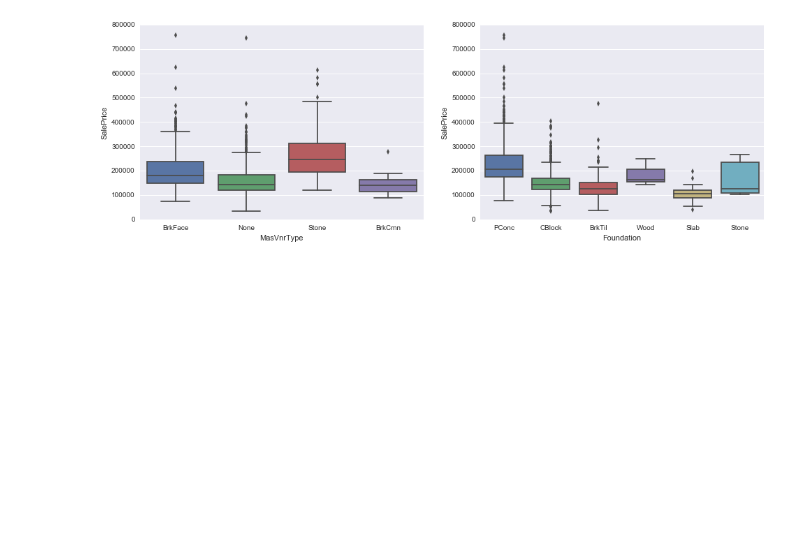
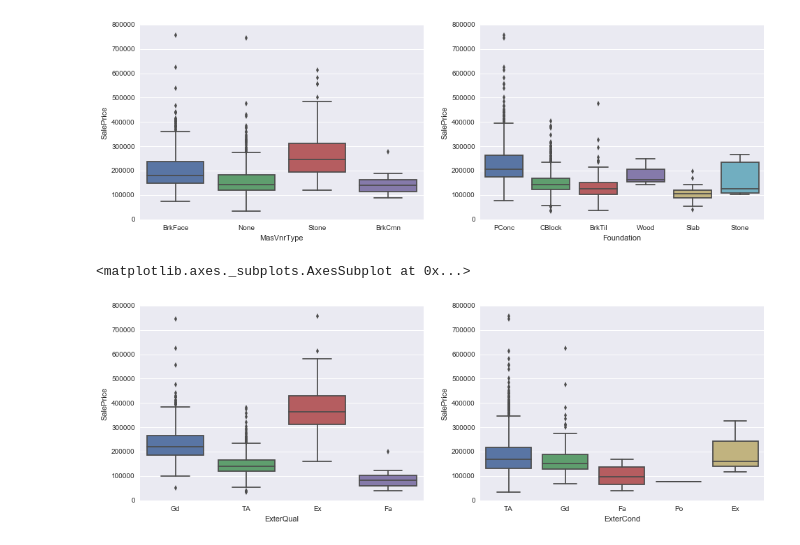
Before and after one commit to rajashreebaradur/Kaggle_HousePrices, a Jupyter notebook: getting_cleaning_data.ipynb, the cells around one changed output. Cells and saved outputs as stored; diff of their text form; code cells hidden in the pictures; blank space fills up the shorter version.

Commit message:
more visualizations added
more visualizations added

```diff
--- a/getting_cleaning_data.ipynb
+++ b/getting_cleaning_data.ipynb
@@ -327,3 +327,11 @@ sns.boxplot('Foundation', 'SalePrice', data=df, ax=ax[1])
 # %% [output]
 <matplotlib.axes._subplots.AxesSubplot at 0x...>
 [figure]
+# %%
+# Quality and present condition of the material on the exterior
+fig, ax = plt.subplots(1, 2, figsize=(16, 5))
+sns.boxplot('ExterQual', 'SalePrice', data=df, ax=ax[0])
+sns.boxplot('ExterCond', 'SalePrice', data=df, ax=ax[1])
+# %% [output]
+<matplotlib.axes._subplots.AxesSubplot at 0x...>
+[figure, added]
```
